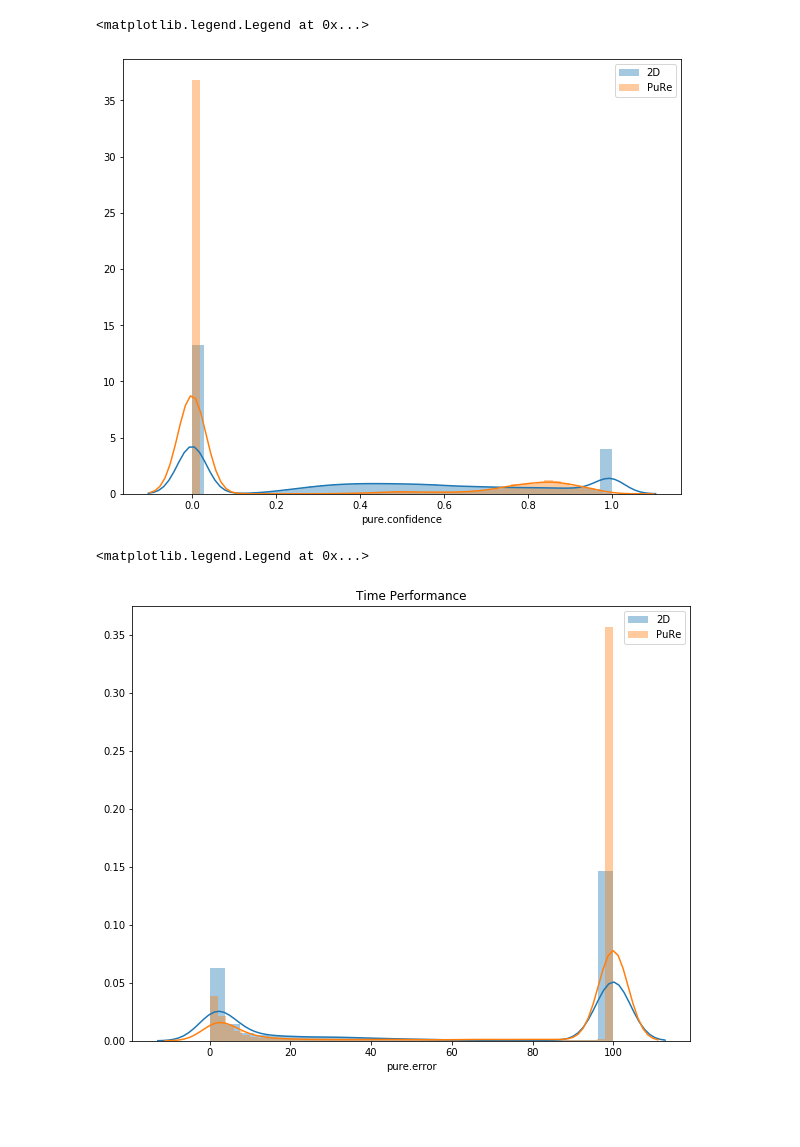
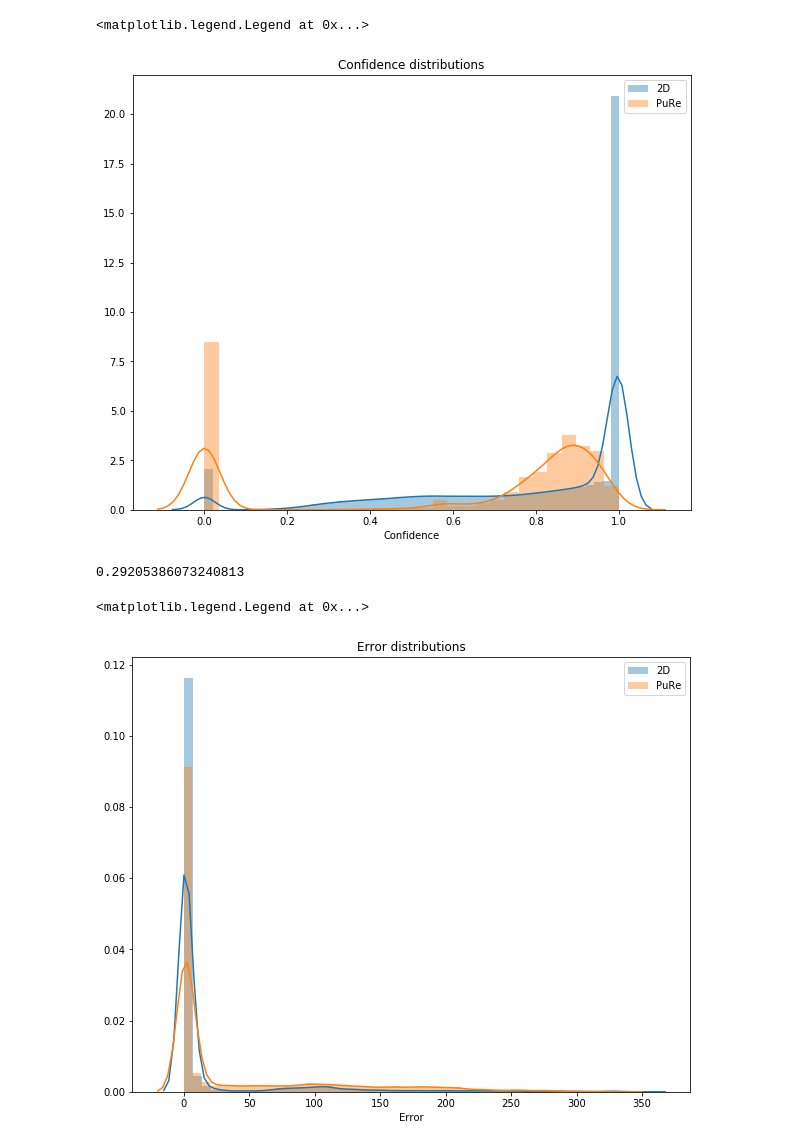
Before and after one commit to pupil-labs/PuRe-open, a Jupyter notebook: Comparison.ipynb, the cells around one changed output. Drawn from its saved outputs; the diff is of its cells as text; code cells hidden in the pictures; blank space fills up the shorter version.

```diff
--- a/Comparison.ipynb
+++ b/Comparison.ipynb
@@ -39,22 +31,25 @@ sns.scatterplot(data=data, x="pure.confidence", y="pure.error", label="PuRe", al
 # %%
 plt.figure(figsize=(10, 8))
+plt.title("Confidence distributions")
 sns.distplot(data["2d.confidence"], label="2D")
 sns.distplot(data["pure.confidence"], label="PuRe")
+plt.xlabel("Confidence")
 plt.legend()
 # %% [output]
 <matplotlib.legend.Legend at 0x...>
-[figure, old version]
+[figure, new version]
+# %%
+len(data[data["pure.confidence"] == 0]) / len(data)
+# %% [output]
+0.29205386073240813
 # %%
-tmp = data.copy()
-tmp.loc[tmp["2d.error"] > 100, "2d.error"] = 100
-tmp.loc[tmp["pure.error"] > 100, "pure.error"] = 100
-
 plt.figure(figsize=(10, 8))
-plt.title("Time Performance")
-sns.distplot(tmp[tmp["2d.confidence"] >= 0]["2d.error"], label="2D")
-sns.distplot(tmp[tmp["pure.confidence"] >= 0]["pure.error"], label="PuRe")
+plt.title("Error distributions")
+sns.distplot(data["2d.error"], label="2D")
+sns.distplot(data["pure.error"], label="PuRe")
+plt.xlabel("Error")
 plt.legend()
 # %% [output]
 <matplotlib.legend.Legend at 0x...>
-[figure, old version]
+[figure, new version]
 # %%
```
Also changed, not shown: parts of 5 cells of this notebook, 1 other file.
